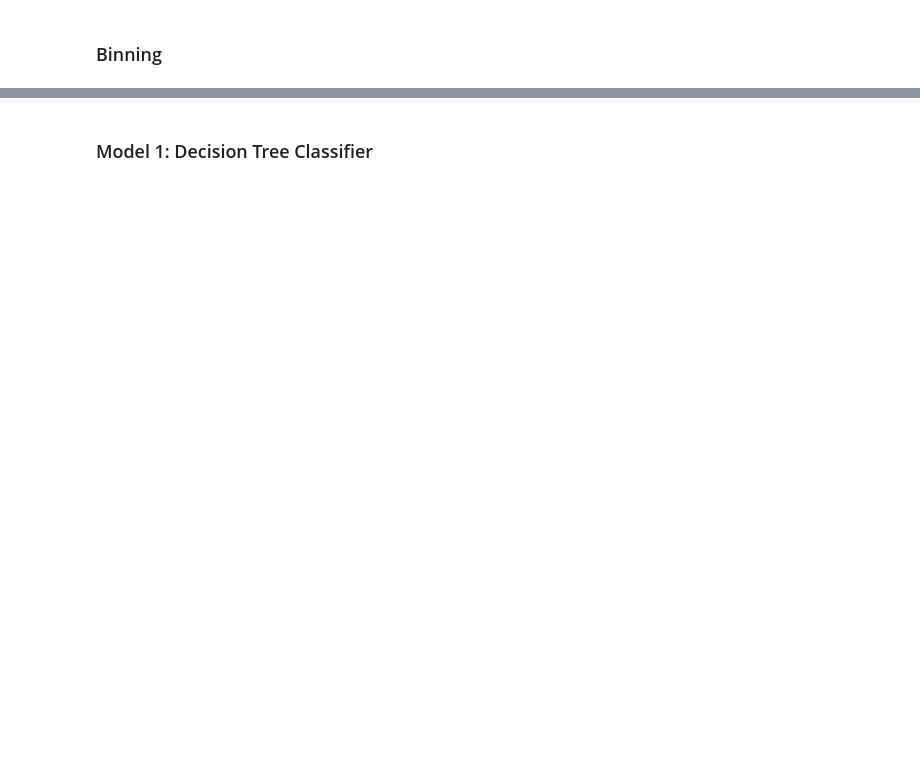
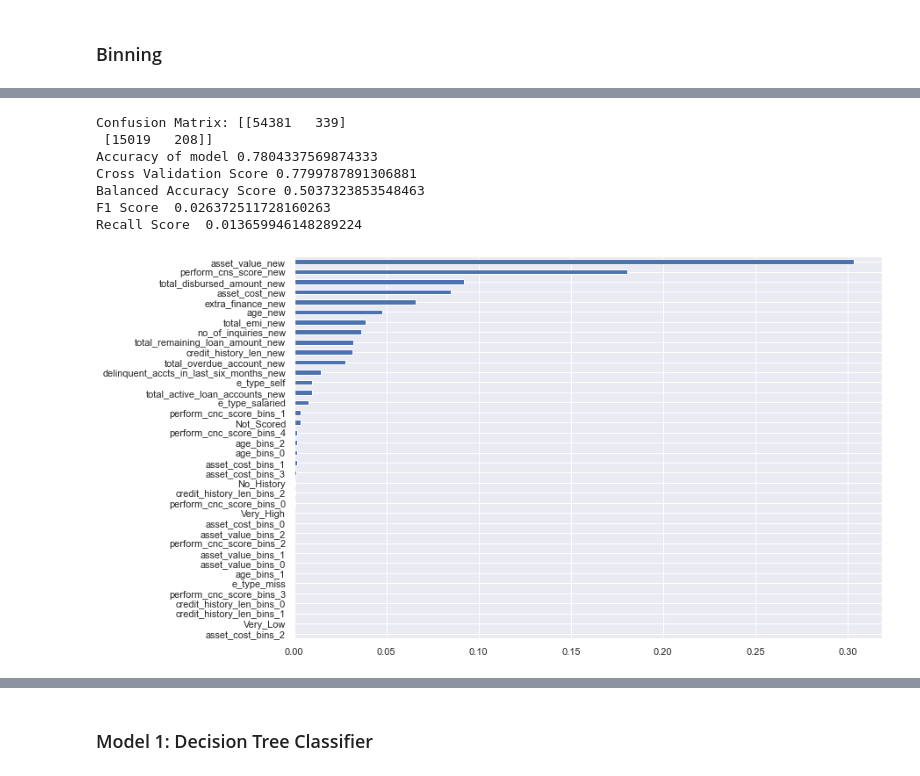
Before and after one commit to vklohiya/random-notebooks, a Jupyter notebook: IDS/EMI-Prediction.ipynb, the cells around one changed output, grey strips where cells are left out. Saved outputs shown, nothing was run; the diff lists cells and outputs as text; code cells hidden in the pictures; blank space fills up the shorter version.

```diff
--- a/IDS/EMI-Prediction.ipynb
+++ b/IDS/EMI-Prediction.ipynb
@@ -587,7 +502,7 @@ continous_col = ["ASSET_COST", "PERFORM_CNS_SCORE", "DELINQUENT_ACCTS_IN_LAST_SI
                              "NO_OF_INQUIRIES", "credit_history_len", "age", "total_active_loan_accounts",
                              "total_overdue_account", "total_remaining_loan_amount", "total_disbursed_amount",
                               "total_emi", "asset_value", "extra_finance"]
-bin_df = dftrain.copy(deep=True)
+bin_df = df.copy(deep=True)
 for col in continous_col:
     outlierTreatment(bin_df, col)
 # %% [output]
@@ -647,0 +613,4 @@ bin_df = bin_df.drop(columns, axis=1)
+# %%
+bin_train=bin_df[bin_df['LOAN_DEFAULT'].isnull()!=True]
+bin_test=bin_df[bin_df['LOAN_DEFAULT'].isnull()==True]
+bin_train.head()
@@ -647,0 +644,12 @@ bin_df = bin_df.drop(columns, axis=1)
+# %%
+features_to_be_removed = []
+predict_accuracy_by_feature_elimination(bin_train, features_to_be_removed, model="Decision Tree", show_visual=True)
+# %% [output]
+Confusion Matrix: [[54381   339]
+ [15019   208]]
+Accuracy of model 0.7804337569874333
+Cross Validation Score 0.7799787891306881
+Balanced Accuracy Score 0.5037323853548463
+F1 Score  0.026372511728160263
+Recall Score  0.013659946148289224
+[figure, added]
```
Also changed, not shown: parts of 72 cells of this notebook.
